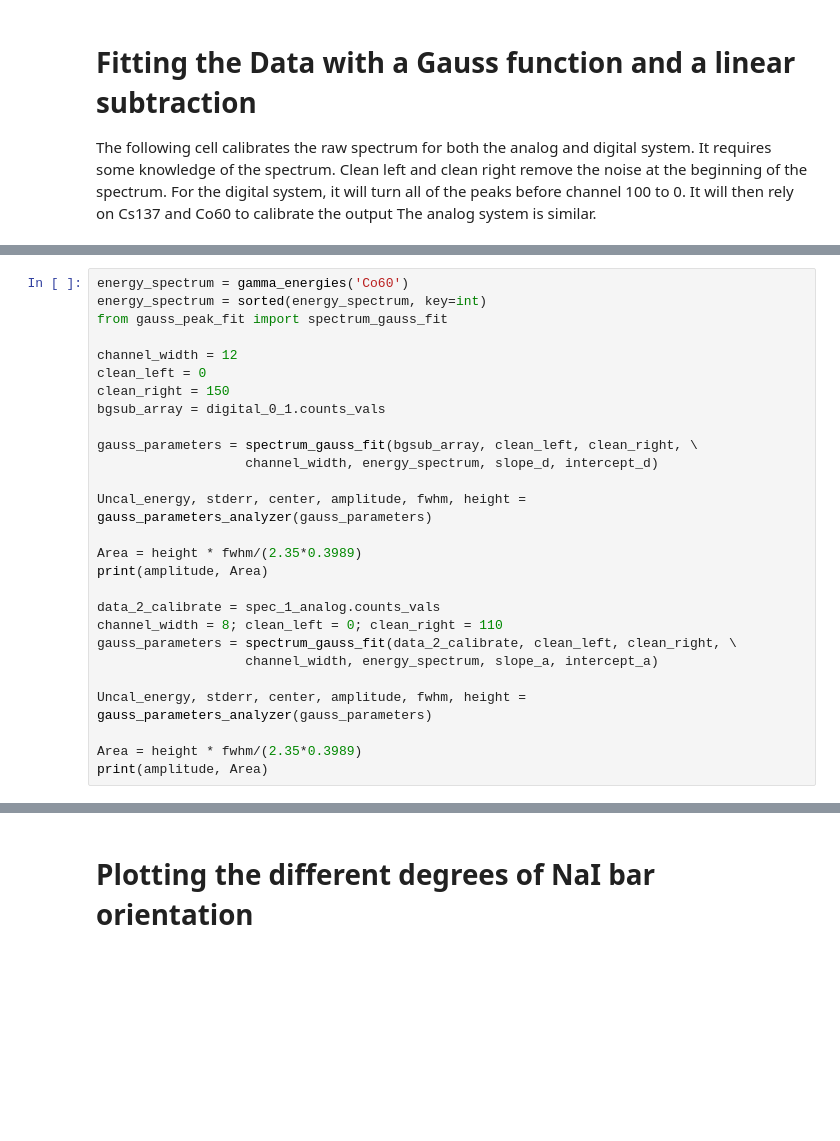
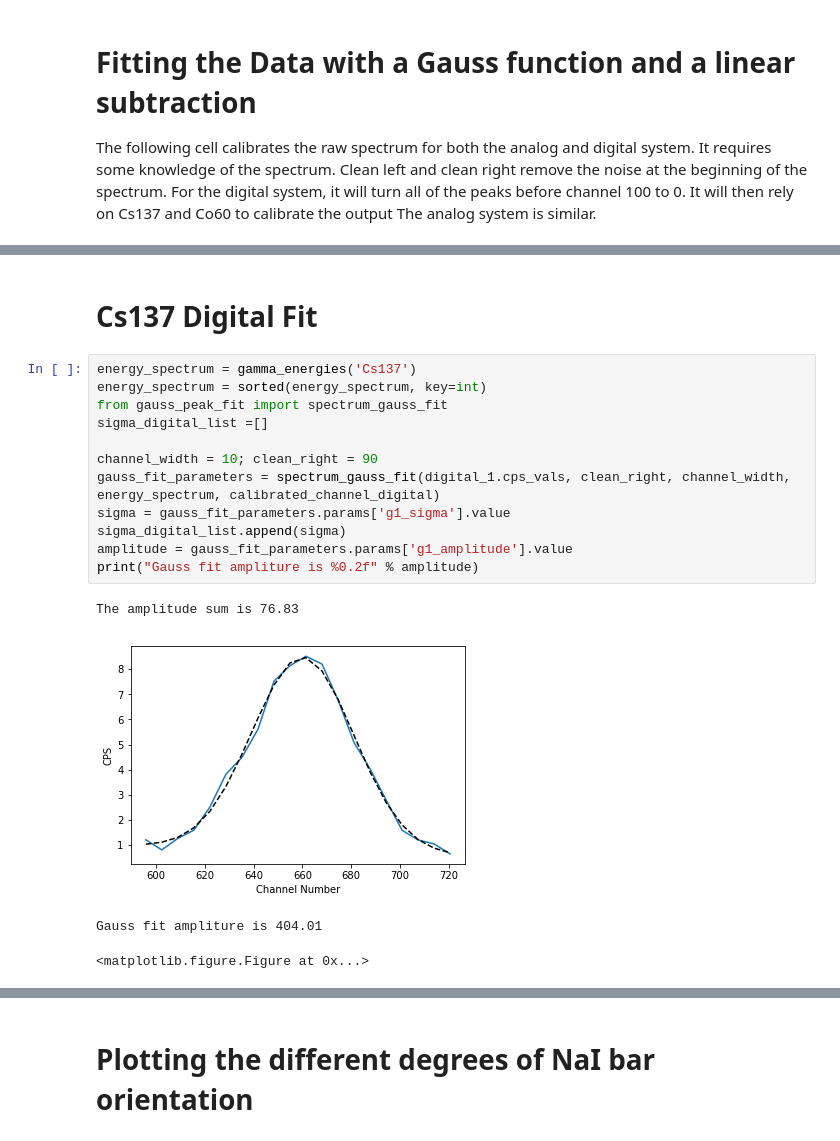
Before and after one commit to mattmar2410/Digibase-vs-Analog-comparison, a Jupyter notebook: digibase_analog_comparison/NaI_analysis.ipynb, the cells around one changed output, grey strips where cells are left out. Cells and saved outputs as stored; diff of their text form; blank space fills up the shorter version.

```diff
--- a/digibase_analog_comparison/NaI_analysis.ipynb
+++ b/digibase_analog_comparison/NaI_analysis.ipynb
@@ -248,27 +189,0 @@ print(amplitude, Area)
-# %%
-energy_spectrum = gamma_energies('Co60')
-energy_spectrum = sorted(energy_spectrum, key=int)
-from gauss_peak_fit import spectrum_gauss_fit
-
-channel_width = 12
-clean_left = 0
-clean_right = 150
-bgsub_array = digital_0_1.counts_vals
-
-gauss_parameters = spectrum_gauss_fit(bgsub_array, clean_left, clean_right, \
-                   channel_width, energy_spectrum, slope_d, intercept_d)
-
-Uncal_energy, stderr, center, amplitude, fwhm, height = gauss_parameters_analyzer(gauss_parameters)
-
-Area = height * fwhm/(2.35*0.3989)
-print(amplitude, Area)
-
-data_2_calibrate = spec_1_analog.counts_vals
-channel_width = 8; clean_left = 0; clean_right = 110
-gauss_parameters = spectrum_gauss_fit(data_2_calibrate, clean_left, clean_right, \
-                   channel_width, energy_spectrum, slope_a, intercept_a)
-
-Uncal_energy, stderr, center, amplitude, fwhm, height = gauss_parameters_analyzer(gauss_parameters)
-
-Area = height * fwhm/(2.35*0.3989)
-print(amplitude, Area)
@@ -282,0 +190,19 @@ print(amplitude, Area)
+# %% [markdown]
+# Cs137 Digital Fit
+# %%
+energy_spectrum = gamma_energies('Cs137')
+energy_spectrum = sorted(energy_spectrum, key=int)
+from gauss_peak_fit import spectrum_gauss_fit
+sigma_digital_list =[]
+
+channel_width = 10; clean_right = 90
+gauss_fit_parameters = spectrum_gauss_fit(digital_1.cps_vals, clean_right, channel_width, energy_spectrum, calibrated_channel_digital)
+sigma = gauss_fit_parameters.params['g1_sigma'].value
+sigma_digital_list.append(sigma)
+amplitude = gauss_fit_parameters.params['g1_amplitude'].value
+print("Gauss fit ampliture is %0.2f" % amplitude)
+# %% [output]
+The amplitude sum is 76.83
+[figure, added]
+Gauss fit ampliture is 404.01
+<matplotlib.figure.Figure at 0x...>
```
Also changed, not shown: parts of 28 cells of this notebook, 3 other files.
